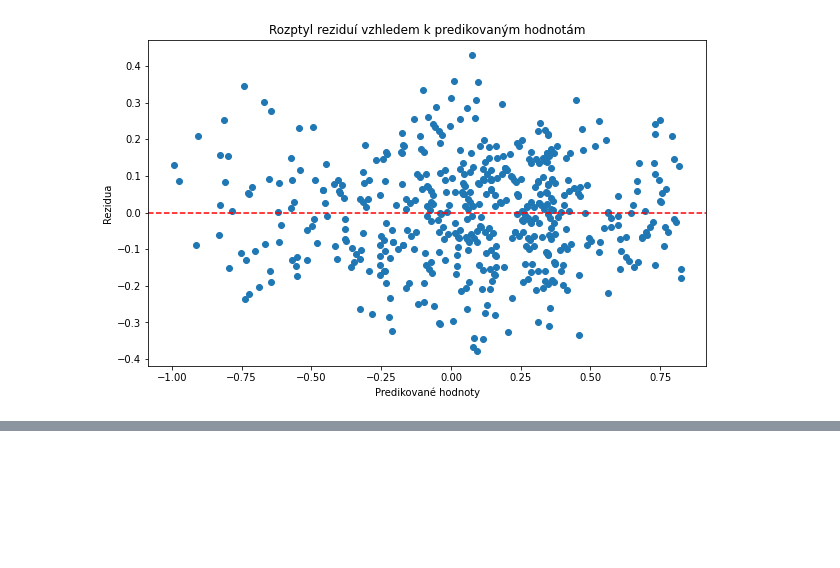
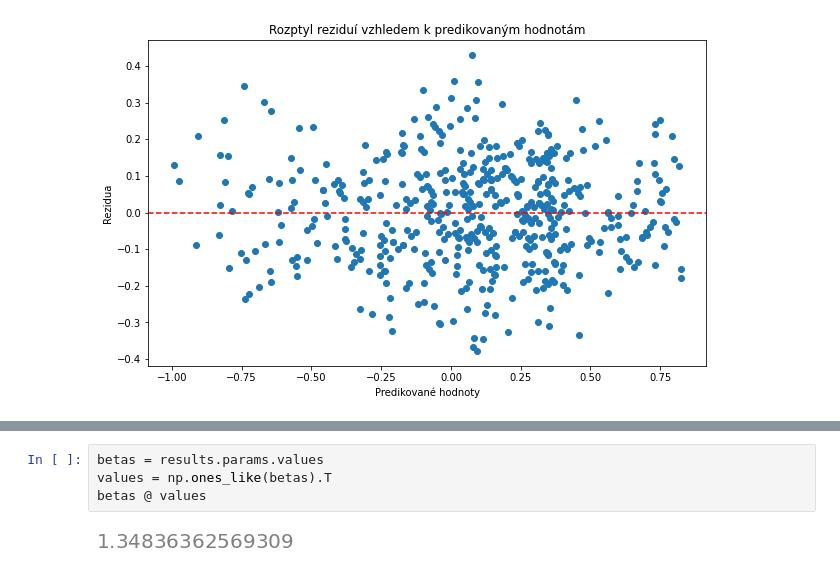
Before and after one commit to xmihol00/MSP, a Jupyter notebook: proj2/proj2.ipynb, the cells around one changed output, grey strips where cells are left out. Drawn from its saved outputs; the diff is of its cells as text; blank space fills up the shorter version.

Commit message:
main-problematic params

```diff
--- a/proj2/proj2.ipynb
+++ b/proj2/proj2.ipynb
@@ -720,0 +725,6 @@ Lze pozorovat, že rozptyl reziduí je zhruba rovnoměrný kolem osy x, takže i
+# %%
+betas = results.params.values
+values = np.ones_like(betas).T
+betas @ values
+# %% [output]
+[figure, added]
```
Also changed, not shown: parts of 11 cells of this notebook.
